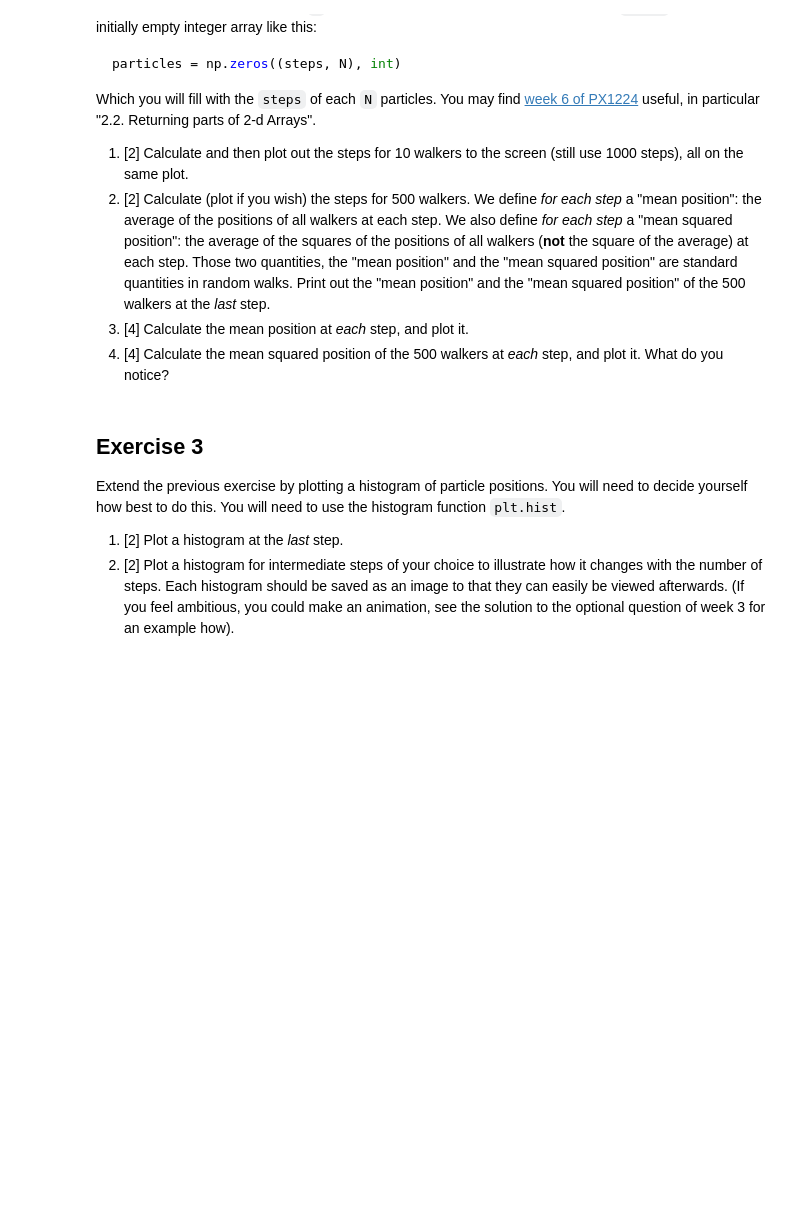
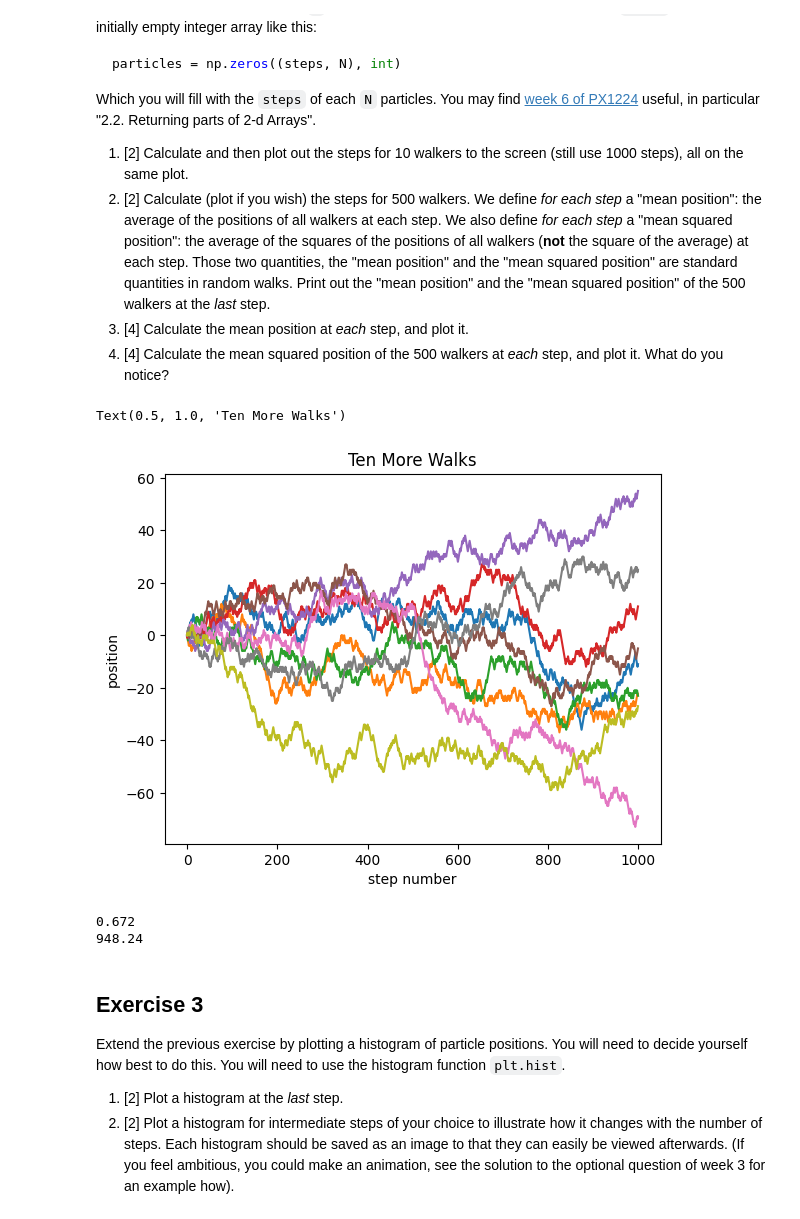
Before and after one commit to PX2145-2025/week-7-b-matthew-millward, a Jupyter notebook: Random_walk.ipynb, the cells around one changed output. Cells and saved outputs as stored; diff of their text form; code cells hidden in the pictures; blank space fills up the shorter version.

```diff
--- a/Random_walk.ipynb
+++ b/Random_walk.ipynb
@@ -108,3 +112,18 @@ Which you will fill with the `steps` of each `N` particles. You may find [week 6
  3. [4] Calculate the mean position at _each_ step, and plot it.
  4. [4] Calculate the mean squared position of the 500 walkers at _each_ step, and
 plot it. What do you notice?
+# %%
+#1)
+def particles(steps,N):
+  return np.zeros((steps, N), int)
+part1 = particles(1000,10)
+for num in range (1,10):
+  part1[:,num] = walk(1000)
+for a in range (1,10):
+  plt.plot(stepn,part1[:,a])
+plt.xlabel('step number')
+plt.ylabel('position')
+plt.title('Ten More Walks')
+# %% [output]
+Text(0.5, 1.0, 'Ten More Walks')
+[figure, added]
@@ -110,0 +142,9 @@ plot it. What do you notice?
+# %%
+part2 = particles(1000,500)
+for num in range (1,500):
+  part2[:,num] = walk(1000)
+print(plotmean(part2,999,500)[-1])
+print(sqmean(part2,999,500)[-1])
+# %% [output]
+0.672
+948.24
```
Also changed, not shown: parts of 3 cells of this notebook.
